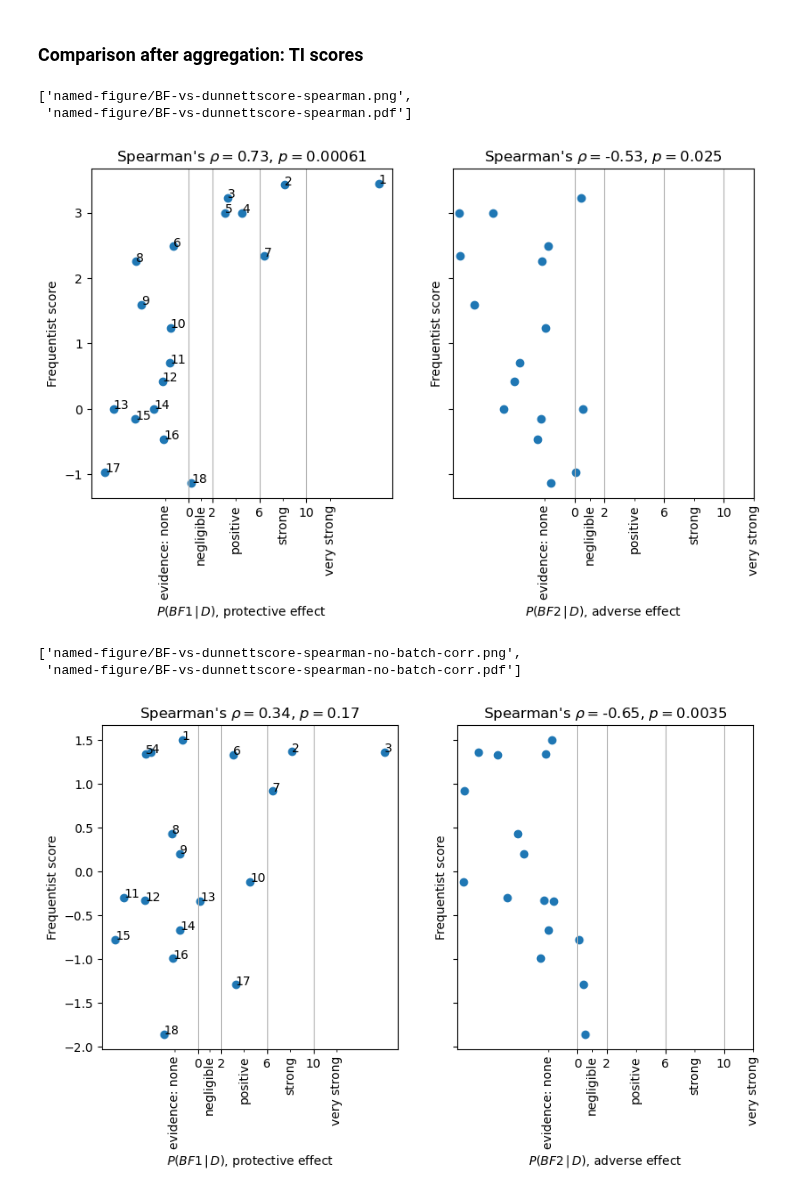
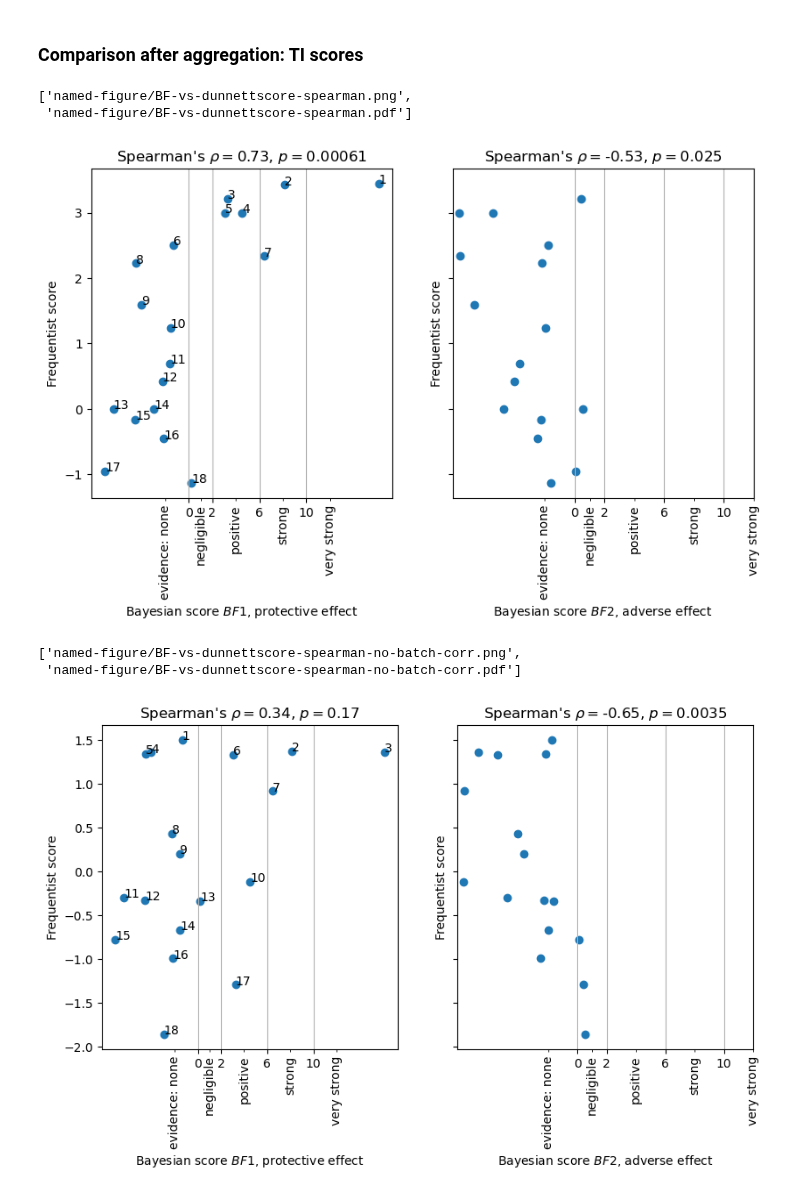
Before and after one commit to attilagk/CTNS-notebook, a Jupyter notebook: 2024-03-04-cell-bayes-vs-frequentist/2024-03-04-cell-bayes-vs-frequentist.ipynb, the cells around one changed output. Saved outputs shown, nothing was run; the diff lists cells and outputs as text; code cells hidden in the pictures.

```diff
--- a/2024-03-04-cell-bayes-vs-frequentist/2024-03-04-cell-bayes-vs-frequentist.ipynb
+++ b/2024-03-04-cell-bayes-vs-frequentist/2024-03-04-cell-bayes-vs-frequentist.ipynb
@@ -436,7 +436,7 @@ def my_scatter(results=results, y='Dunnett score', bayes_cols=['H1', 'H2']):
     fig, ax = plt.subplots(1, 2, sharey=True, figsize=(9.6, 4.8))
     for axi, H, effect in zip(ax, bayes_cols, ['protective', 'adverse']):
         axi.scatter(x=H, y=y, data=results)
-        axi.set_xlabel(r'$P({} \, | \, D)$, {} effect'.format(H, effect))
+        axi.set_xlabel(r'Bayesian score $P({} \, | \, D)$, {} effect'.format(H, effect))
         axi.set_ylabel('Frequentist score')
         v = spearmanr(results[[H, y]].dropna())
         axi.set_title(r"Spearman's $\rho=${:1.2}, $p=${:1.2}".format(v.statistic, v.pvalue))
@@ -514,33 +514,34 @@ results_agg
 # %%
 def my_scatter_BF(results=results_agg, y='Dunnett score', rank_col='Dunnett rank', bayes_cols=['BF1', 'BF2']):
     fig, ax = my_scatter(results=results, y=y, bayes_cols=bayes_cols)
-    for axi in ax:
+    for axi, BF, effect in zip(ax, ['BF1', 'BF2'], ['protective', 'adverse']):
         xticks_major = [0, 2, 6, 10]
         xticks_minor = [-2, 1, 4, 8, 12]
         axi.set_xticks(xticks_major, minor=False)
         axi.set_xticks(xticks_minor, minor=True)
         xticklabels_minor = ['evidence: none', 'negligible', 'positive', 'strong', 'very strong']
         axi.set_xticklabels(xticklabels_minor, minor=True, rotation=90)
         axi.grid(axis='x')
+        axi.set_xlabel(r'Bayesian score ${}$, {} effect'.format(BF, effect))
     axi = ax[0]
     for i in range(len(results)):
         row = results.iloc[i]
         axi.text(x=row.loc['BF1'], y=row.loc[y], s=str(np.int64(row.loc[rank_col])))
     return((fig, ax))
 
 fig, ax = my_scatter_BF(results=results_agg, y='Dunnett score', bayes_cols=['BF1', 'BF2'])
 attila_utils.savefig(fig, 'BF-vs-dunnettscore-spearman')
 # %% [output]
 ['named-figure/BF-vs-dunnettscore-spearman.png',
  'named-figure/BF-vs-dunnettscore-spearman.pdf']
-[figure, old version]
+[figure, new version]
 # %%
 fig, ax = my_scatter_BF(results=results_agg, y='Dunnett score -batch', rank_col='Dunnett rank -batch', bayes_cols=['BF1', 'BF2'])
 attila_utils.savefig(fig, 'BF-vs-dunnettscore-spearman-no-batch-corr')
 # %% [output]
 ['named-figure/BF-vs-dunnettscore-spearman-no-batch-corr.png',
  'named-figure/BF-vs-dunnettscore-spearman-no-batch-corr.pdf']
-[figure, old version]
+[figure, new version]
 # %%
 %connect_info
 # %% [output]
```
Also changed, not shown: parts of 8 cells of this notebook.
